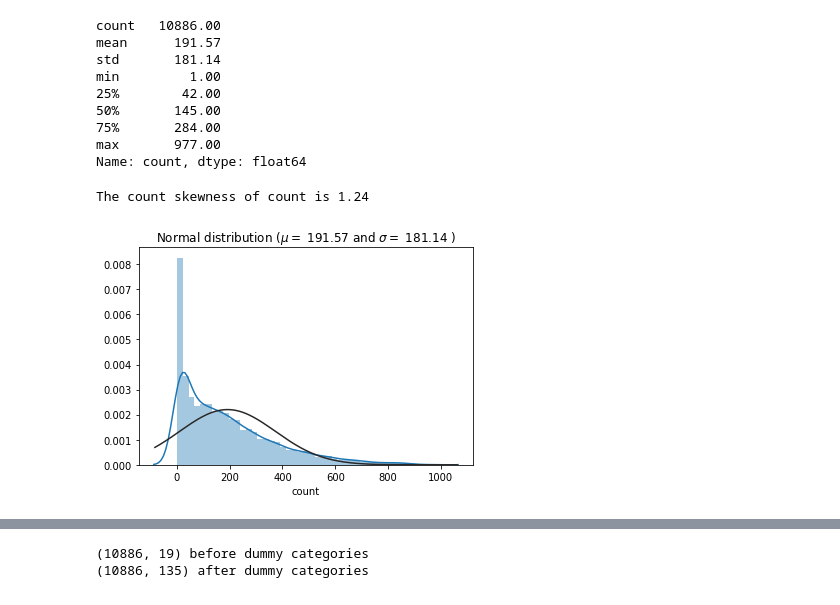
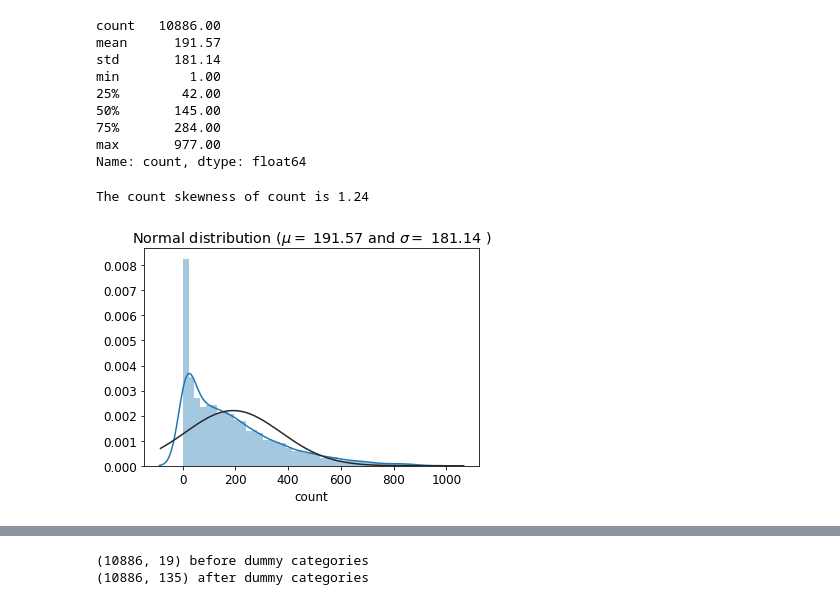
Before and after one commit to outinim/house_prices, a Jupyter notebook: bike_hours/predictions.ipynb, the cells around one changed output, grey strips where cells are left out. Cells and saved outputs as stored; diff of their text form; code cells hidden in the pictures.

```diff
--- a/bike_hours/predictions.ipynb
+++ b/bike_hours/predictions.ipynb
@@ -403,10 +337,19 @@ with plt.rc_context(rc={'font.size':13}):
 # %%
 with plt.rc_context(rc={'font.size':13}):
-    fig, ax = plt.subplots(figsize=(10,5))
-    df.pivot_table(values='count', index='day', aggfunc='median').plot(ax=ax, lw=2.5)
-    df.pivot_table(values='registered', index='day', aggfunc='median').plot(ax=ax, lw=2.5)
-    df.pivot_table(values='casual', index='day', aggfunc='median').plot(ax=ax, lw=2.5)
-    ax.set(xlabel='Months', ylabel='Counts mean', title='Counts evolution',
+    fig, (ax1, ax2) = plt.subplots(1,2,figsize=(13,4), tight_layout=True)
+    df.pivot_table(values='count', index='day_month', aggfunc='median').plot(ax=ax1, lw=2.5)
+    df.pivot_table(values='registered', index='day_month', aggfunc='median').plot(ax=ax1, lw=2.5)
+    df.pivot_table(values='casual', index='day_month', aggfunc='median').plot(ax=ax1, lw=2.5)
+    ax1.set(xlabel='Days in the month', ylabel='Counts mean', title='Counts evolution',
+           xticks=np.arange(0,21,2))
+
+    df.pivot_table(values='count', index='day', aggfunc='median').plot(ax=ax2, lw=2.5)
+    df.pivot_table(values='registered', index='day', aggfunc='median').plot(ax=ax2, lw=2.5)
+    df.pivot_table(values='casual', index='day', aggfunc='median').plot(ax=ax2, lw=2.5)
+    ax2.set(xlabel='Days in the week', title='Counts evolution',
            xticklabels=days, xticks=np.arange(0,7))
-    ax.grid()
+
+    for ax in [ax1,ax2]:
+        ax.grid(alpha=0.3, which='both')
+        ax.legend(loc='best')
 # %% [output]
@@ -440,6 +386,8 @@ with plt.rc_context(rc={'font.size':13}):
     for ax in [ax0,ax1,ax2,ax3,ax4,ax5,ax6,ax7]:
         ax.set(xticks=np.arange(0,26,2), ylim=[0, plt.ylim()[1]*1.1],
                xlabel='Hours', ylabel='Counts mean')
-        ax.grid()
+        ax.grid(alpha=0.2, which='both')
+    for ax in [ax1,ax3,ax5,ax7]:
+        ax.set(ylabel='')
     fig.suptitle('Counts mean evolution', fontsize=18, y=1.02)
 # %% [output]
@@ -459,7 +404,0 @@ with plt.rc_context(rc={'font.size':13}):
-# %%
-with plt.rc_context(rc={'font.size':13}):
-    fig, ax = plt.subplots(figsize=(10,5))
-    df.pivot_table(values='count', index='day_month', aggfunc='median').plot(ax=ax, lw=2.5)
-    df.pivot_table(values='registered', index='day_month', aggfunc='median').plot(ax=ax, lw=2.5)
-    df.pivot_table(values='casual', index='day_month', aggfunc='median').plot(ax=ax, lw=2.5)
-    ax.grid()
@@ -523,6 +463,7 @@ with plt.rc_context(rc={'font.size':13}):
     sns.boxplot(x='hour', y='casual', data=df, ax=ax2)
     for t, ax in zip('Registered Casual'.split(), [ax1,ax2]):
         ax.set(title=t)
+        ax.set(ylabel='Locations')
 # %% [output]
 [figure]
 # %%
@@ -556,17 +497,17 @@ Name: count, dtype: float64
 # %%
 # Check distribution
 def skew_distribution(data, col='count'):
-    fig, ax1 = plt.subplots()
-    sns.distplot(data[col], ax=ax1, fit=stats.norm)
-    (mu, sigma) = stats.norm.fit(data[col])
-    ax1.set(title='Normal distribution ($\mu=$ {:.2f} and $\sigma=$ {:.2f} )'.format(mu, sigma))
-
+    with plt.rc_context(rc={'font.size':12}):
+        fig, ax1 = plt.subplots()
+        sns.distplot(data[col], ax=ax1, fit=stats.norm)
+        (mu, sigma) = stats.norm.fit(data[col])
+        ax1.set(title='Normal distribution ($\mu=$ {:.2f} and $\sigma=$ {:.2f} )'.format(mu, sigma))
     #fig, ax2 = plt.subplots()
     #stats.probplot(data[col], plot=plt)
     print('The {} skewness of count is {:.2f}'.format(col, stats.skew(data[col])))
 
 skew_distribution(df)
 # %% [output]
 The count skewness of count is 1.24
-[figure, old version]
+[figure, new version]
 # %% [markdown]
```
Also changed, not shown: parts of 116 cells of this notebook.
